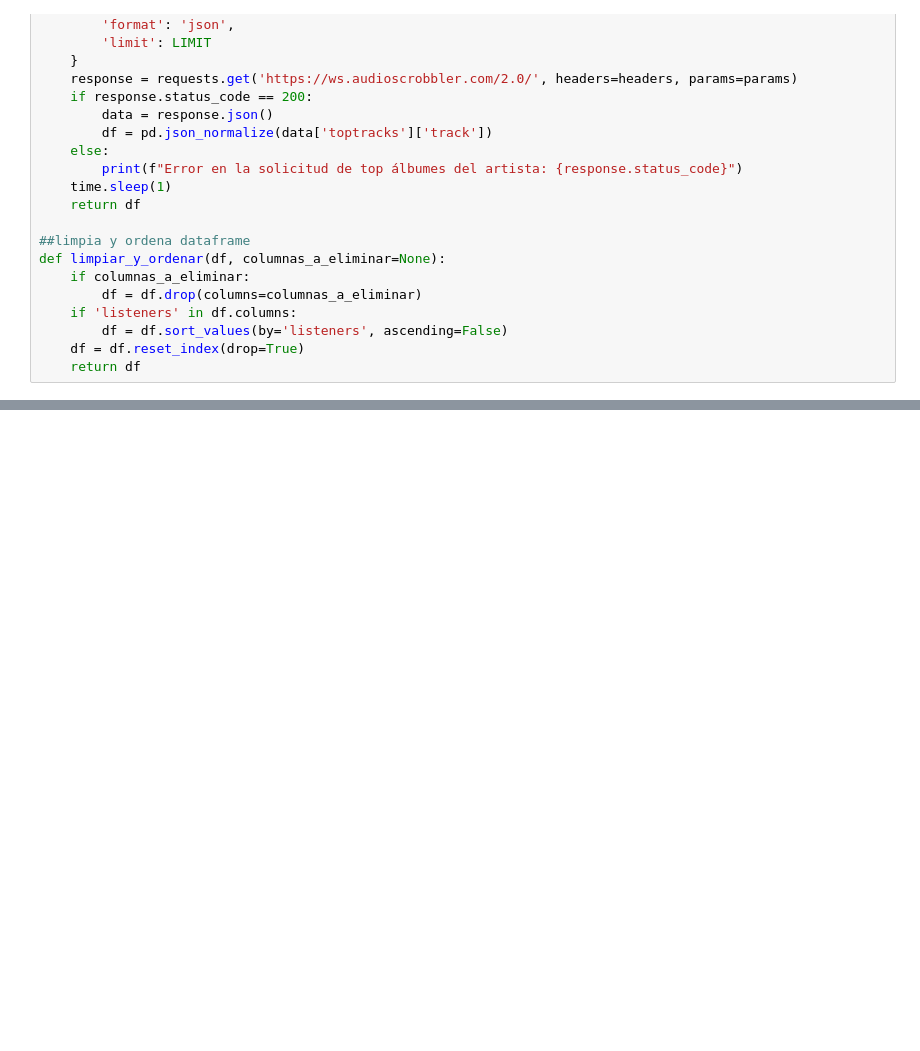
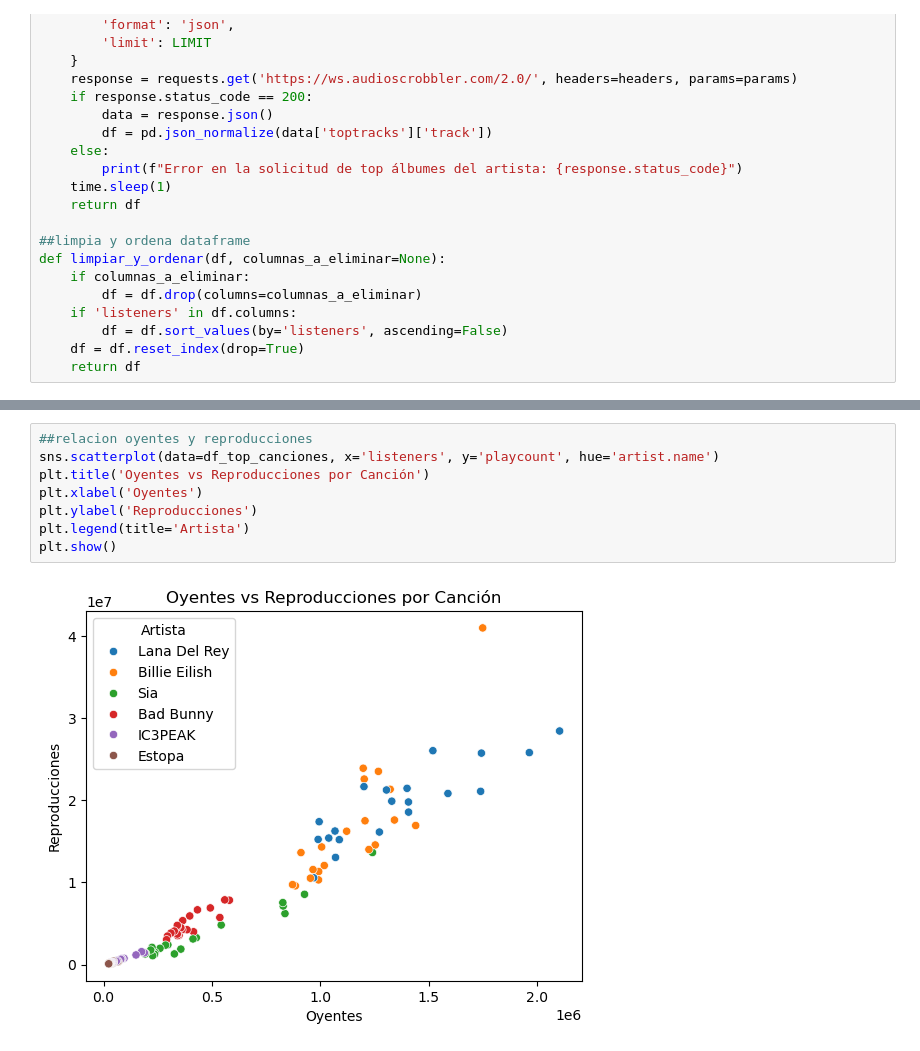
Before and after one commit to SfromtheAbyss/API_music, a Jupyter notebook: API_LASTFM_SORROW.ipynb, the cells around one changed output, grey strips where cells are left out. Cells and saved outputs as stored; diff of their text form; blank space fills up the shorter version.

```diff
--- a/API_LASTFM_SORROW.ipynb
+++ b/API_LASTFM_SORROW.ipynb
@@ -110,0 +179,10 @@ get_top_tracks_by_artist("Lana del Rey")
+# %%
+##relacion oyentes y reproducciones
+sns.scatterplot(data=df_top_canciones, x='listeners', y='playcount', hue='artist.name')
+plt.title('Oyentes vs Reproducciones por Canción')
+plt.xlabel('Oyentes')
+plt.ylabel('Reproducciones')
+plt.legend(title='Artista')
+plt.show()
+# %% [output]
+[figure, added]
```
Also changed, not shown: parts of 13 cells of this notebook.
